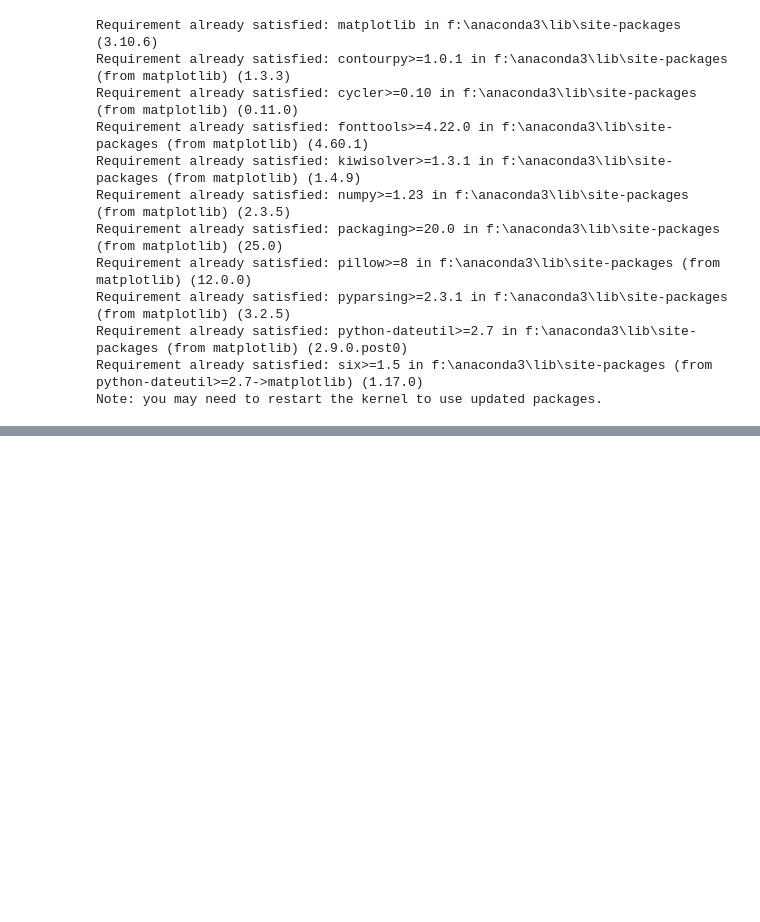
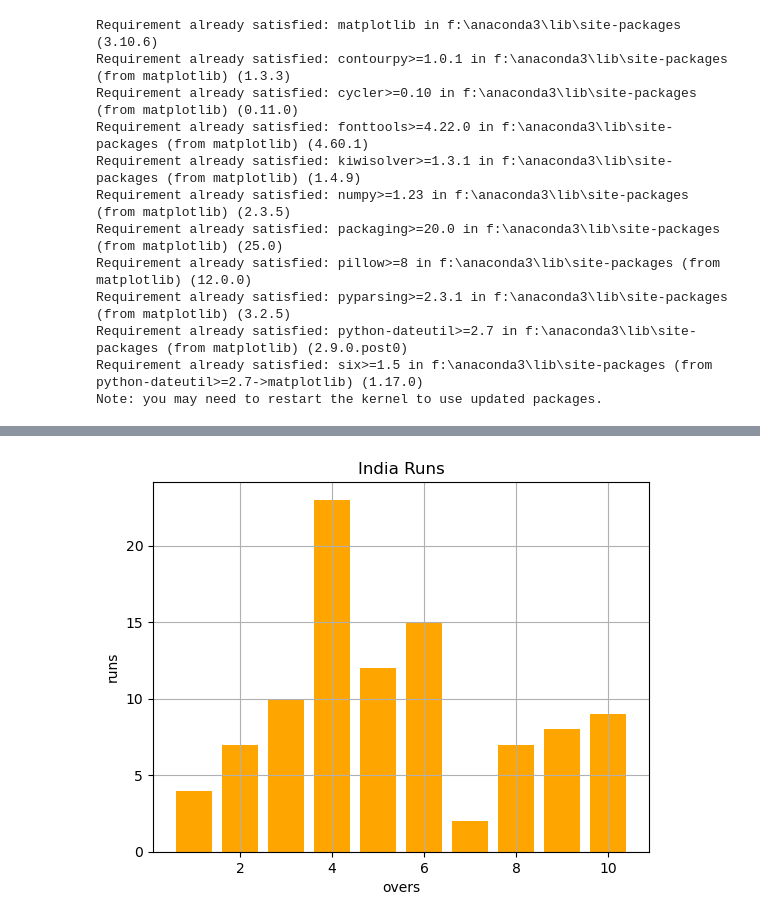
Before and after one commit to arsalanwani/Analytics, a Jupyter notebook: Matplotlib/index.ipynb, the cells around one changed output, grey strips where cells are left out. Saved outputs shown, nothing was run; the diff lists cells and outputs as text; code cells hidden in the pictures; blank space fills up the shorter version.

```diff
--- a/Matplotlib/index.ipynb
+++ b/Matplotlib/index.ipynb
@@ -17,0 +19,7 @@ import matplotlib.pyplot as plt
+# %%
+india={
+    "overs":[1,2,3,4,5,6,7,8,9,10],
+    "Runs":[4,7,10,23,12,15,2,7,8,9]
+}
+# %%
+data = pd.DataFrame(india)
@@ -17,0 +40,9 @@ import matplotlib.pyplot as plt
+# %%
+plt.bar(data["overs"],data["Runs"],color="orange")
+plt.xlabel("overs")
+plt.ylabel("runs")
+plt.title("India Runs")
+plt.grid()
+plt.show()
+# %% [output]
+[figure, added]
```
Also changed, not shown: parts of 8 cells of this notebook.
